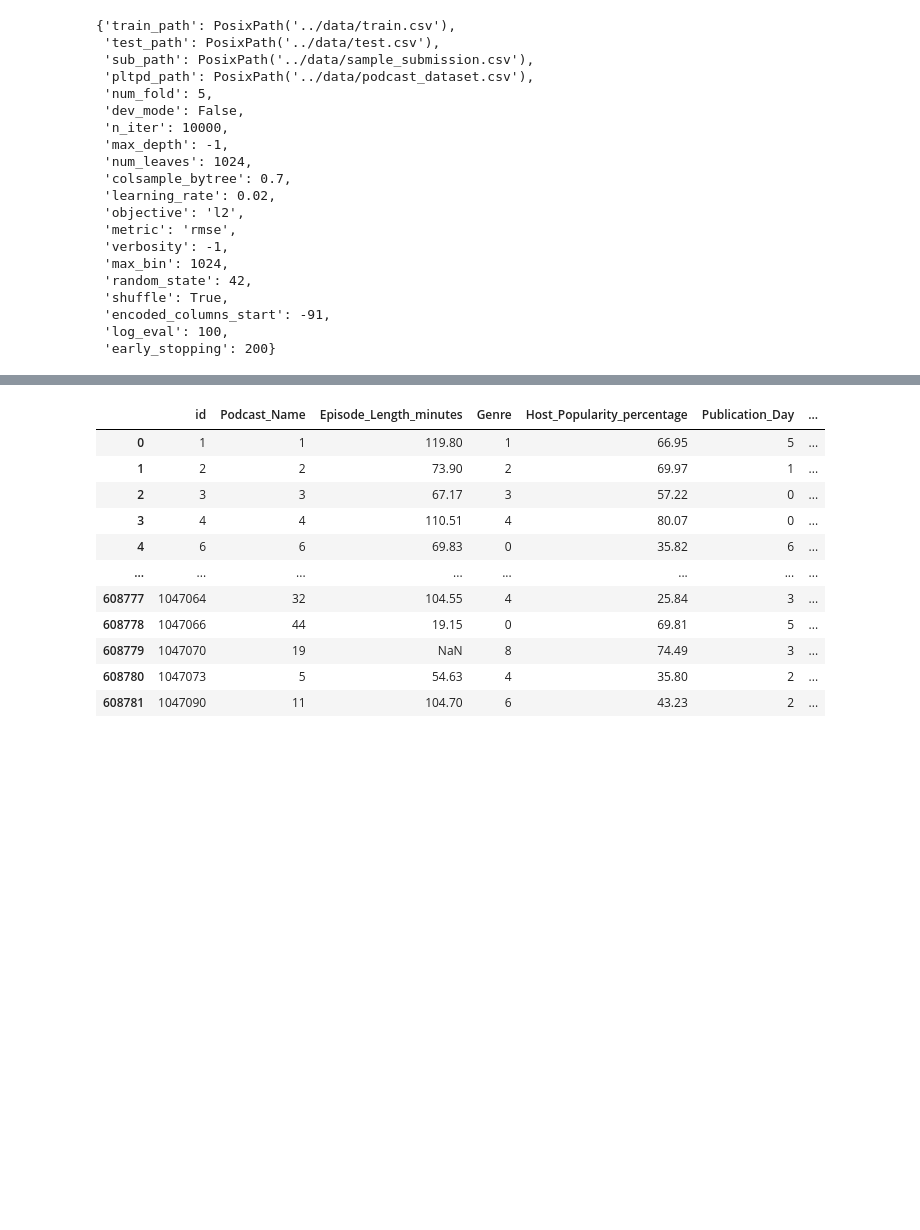
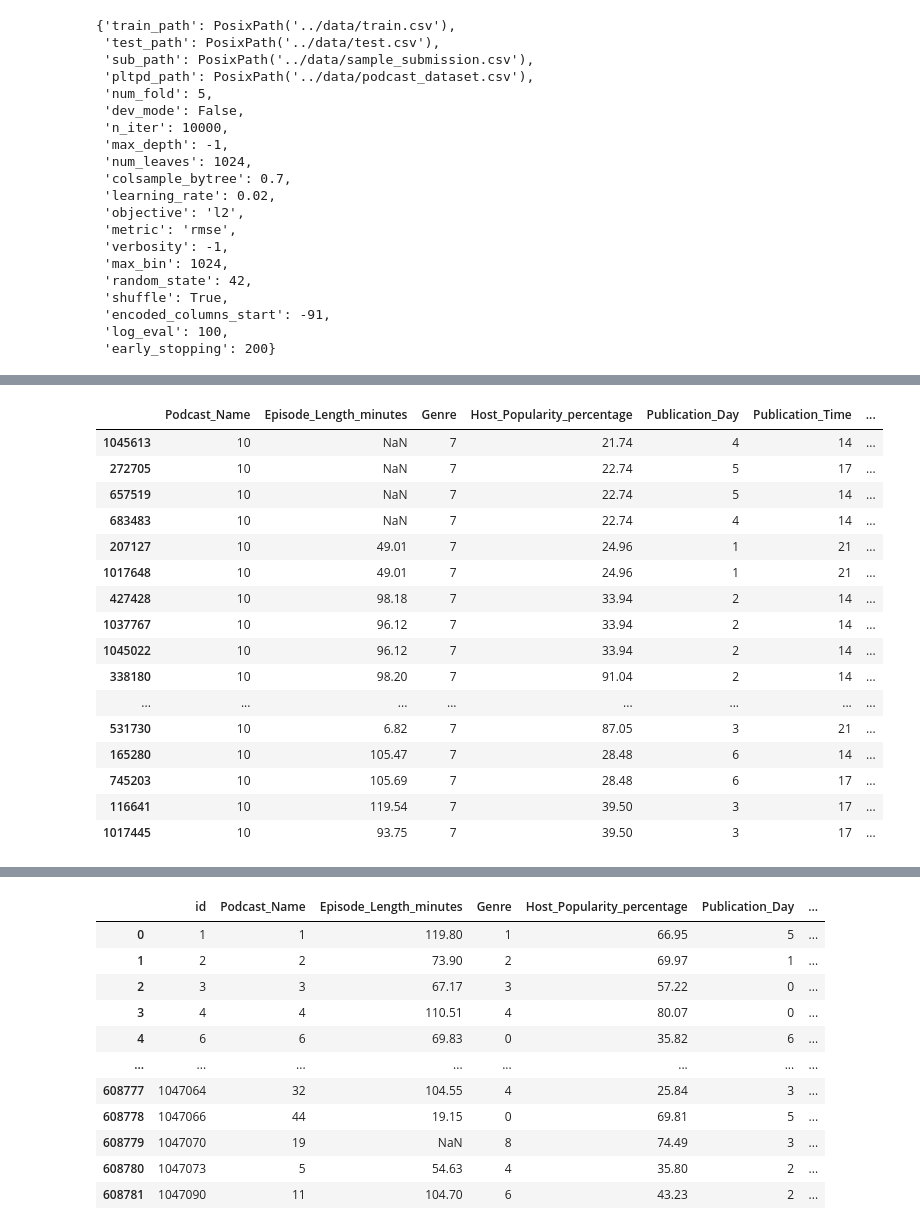
Before and after one commit to masaishi/kaggle-s5e4-6th-solution, a Jupyter notebook: notebooks/eda_001_check_dup.ipynb, the cells around one changed output, grey strips where cells are left out. Saved outputs shown, nothing was run; the diff lists cells and outputs as text; code cells hidden in the pictures; blank space fills up the shorter version.

```diff
--- a/notebooks/eda_001_check_dup.ipynb
+++ b/notebooks/eda_001_check_dup.ipynb
@@ -182 +201,22 @@ df_dup
 23376 rows × 16 columns
+# %%
+x = 100
+df_dup.iloc[x*50 : (x+1)*50]
+# %% [output]
+|  | Podcast_Name | Episode_Length_minutes | Genre | Host_Popularity_percentage | Publication_Day | Publication_Time | ... |
+| 1045613 | 10 | NaN | 7 | 21.74 | 4 | 14 | ... |
+| 272705 | 10 | NaN | 7 | 22.74 | 5 | 17 | ... |
+| 657519 | 10 | NaN | 7 | 22.74 | 5 | 14 | ... |
+| 683483 | 10 | NaN | 7 | 22.74 | 4 | 14 | ... |
+| 207127 | 10 | 49.01 | 7 | 24.96 | 1 | 21 | ... |
+| 1017648 | 10 | 49.01 | 7 | 24.96 | 1 | 21 | ... |
+| 427428 | 10 | 98.18 | 7 | 33.94 | 2 | 14 | ... |
+| 1037767 | 10 | 96.12 | 7 | 33.94 | 2 | 14 | ... |
+| 1045022 | 10 | 96.12 | 7 | 33.94 | 2 | 14 | ... |
+| 338180 | 10 | 98.20 | 7 | 91.04 | 2 | 14 | ... |
+| ... | ... | ... | ... | ... | ... | ... | ... |
+| 531730 | 10 | 6.82 | 7 | 87.05 | 3 | 21 | ... |
+| 165280 | 10 | 105.47 | 7 | 28.48 | 6 | 14 | ... |
+| 745203 | 10 | 105.69 | 7 | 28.48 | 6 | 17 | ... |
+| 116641 | 10 | 119.54 | 7 | 39.50 | 3 | 17 | ... |
+| 1017445 | 10 | 93.75 | 7 | 39.50 | 3 | 17 | ... |
```
Also changed, not shown: parts of 8 cells of this notebook.
